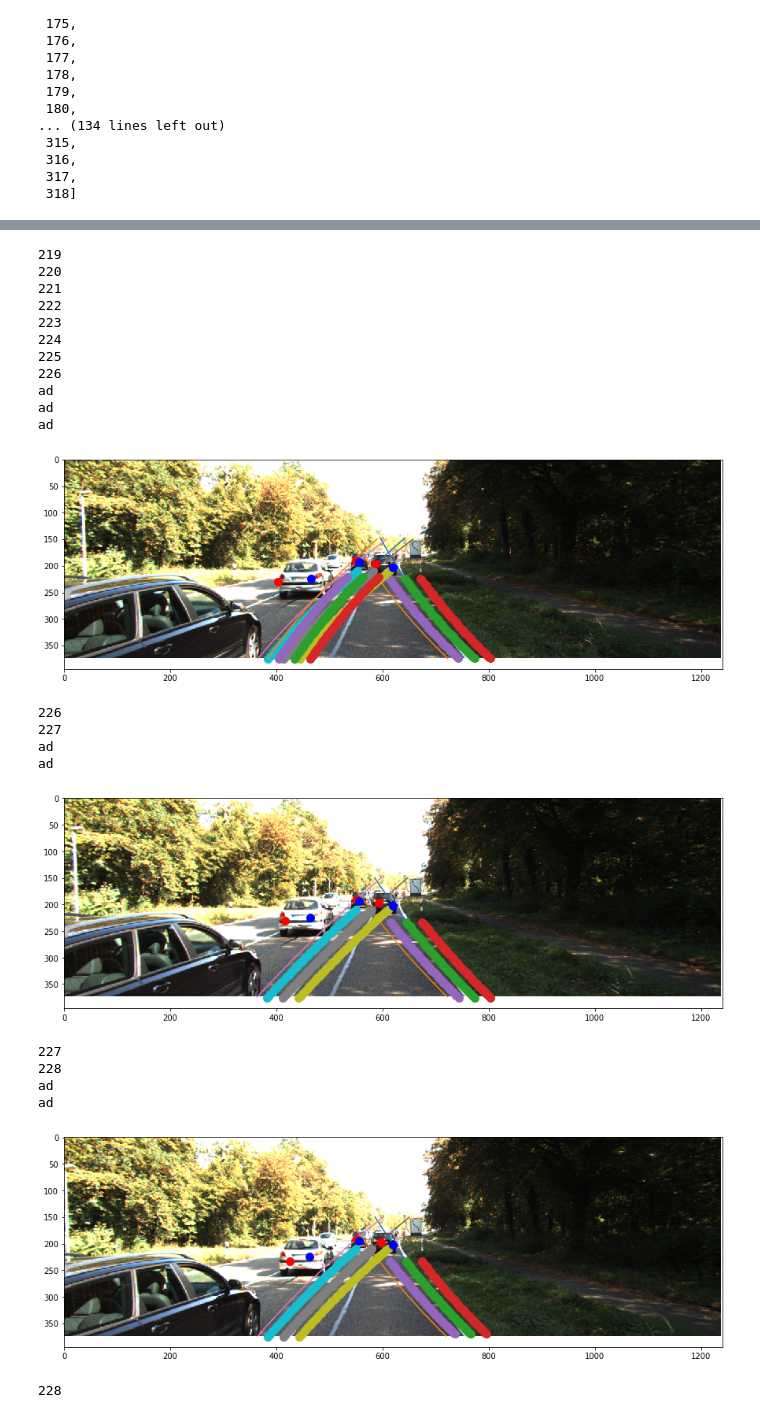
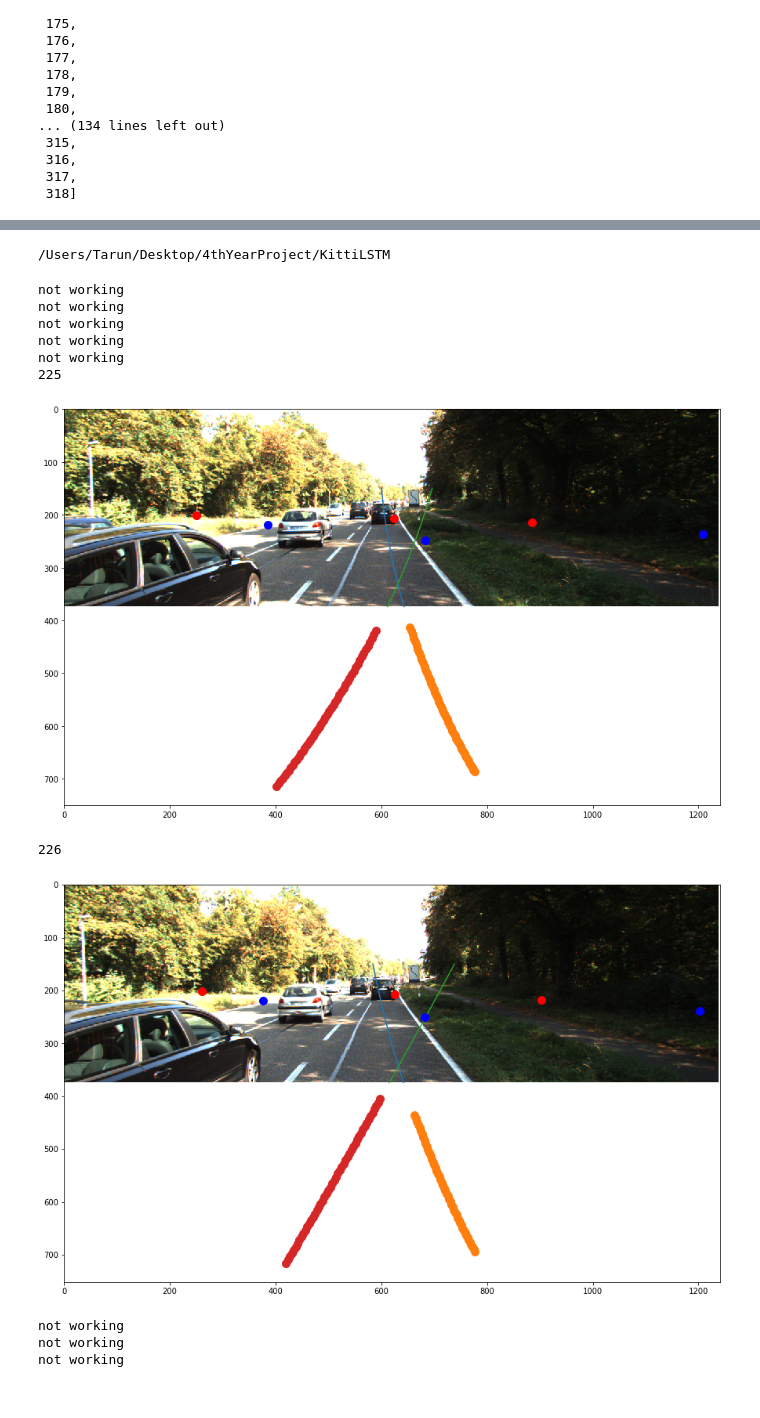
Before and after one commit to candiceliann/4thYearProject, a Jupyter notebook: KittiLSTM/Kitti_lstm6.ipynb, the cells around one changed output, grey strips where cells are left out. Drawn from its saved outputs; the diff is of its cells as text; code cells hidden in the pictures.

Commit message:
added lstm updates

```diff
--- a/KittiLSTM/Kitti_lstm6.ipynb
+++ b/KittiLSTM/Kitti_lstm6.ipynb
@@ -251,14 +269,14 @@ yte.shape
 es = EarlyStopping(monitor='val_loss', mode='min', patience=10)
 # %%
 modelItem = Sequential()
-modelItem.add(LSTM(96, return_sequences = True,input_shape=(149, 12), activation='relu'))
-modelItem.add(Dropout(0.2))
+modelItem.add(LSTM(32, return_sequences = True,input_shape=(30, 12), activation='relu'))
+modelItem.add(Dropout(0.4))
 
-modelItem.add(LSTM(units = 96, return_sequences = True, activation='relu'))
-modelItem.add(Dropout(0.2))
+modelItem.add(LSTM(units = 24, return_sequences = True, activation='relu'))
+modelItem.add(Dropout(0.4))
 
-#modelItem.add(LSTM(units = 8, return_sequences = True, activation='relu'))
-#modelItem.add(Dropout(0.3))
+# modelItem.add(LSTM(units = 24, return_sequences = True, activation='relu'))
+# modelItem.add(Dropout(0.4))
 
 
 modelItem.add(Dense(12))
@@ -266,3 +288,3 @@ modelItem.compile(optimizer='adam', loss='mse')
 # %%
-history = modelItem.fit(Xtr, ytr, epochs=500, validation_split=0.2, verbose=1, callbacks=[es])
+history = modelItem.fit(Xtr, ytr, epochs=75, validation_split=0.2, verbose=1)
 # %% [output]
@@ -288,3 +314,6 @@ predictions = modelItem.predict(Xte, verbose=0)
+# %%
+predictions = predictions.reshape(1,120,12)
+yte = yte.reshape(1,120,12)
 # %%
 predictions.shape
 # %% [output]
@@ -332,3 +359,5 @@ lane_file = '/Users/mylesfoley/git/lanenet-lane-detection/inf_data22.json'
+# %%
+lane_file = os.path.join(os.path.split(Path.cwd())[0], 'Images/JSON/inf_data.json')
 # %%
 lane_data = []
 with open(lane_file) as f:
@@ -408,6 +437,10 @@ for sequence in pred_norm:
         obj_3_centre = ((tuples[10] + tuples[8])/2, (tuples[11] + tuples[9])/2)
         centre_list.append((obj_1_centre, obj_2_centre, obj_3_centre))
     pred_centre.append(centre_list)
+# %%
+print(Path.cwd())
+# %% [output]
+/Users/Tarun/Desktop/4thYearProject/KittiLSTM
 # %%
 plt.rcParams["figure.figsize"]=15, 90
 for image_index in range(0, 10):
@@ -415,58 +448,49 @@ for image_index in range(0, 10):
     if '000'+str(image+1)+'.png' in lane_curves.keys():
         print(image+1)
         file = 0
-        image_path = '/Users/mylesfoley/Downloads/data_tracking_image_2/training/image_02/0018/000'+str(image+1)+'.png'
+        image_path = '/Users/Tarun/Desktop/data_tracking_image_2/training/image_02/0018/000'+str(image+1)+'.png'
         image_file= cv2.imread(image_path, cv2.IMREAD_COLOR)
         plt.imshow(image_file[:, :, (2, 1, 0)])
         for i in range(0, len(lane_curves['000'+str(image+1)+'.png'])):
             curve_points = np.polyfit(lane_curves['000'+str(image+1)+'.png'][i][0], lane_curves['000'+str(image+1)+'.png'][i][1], 2)
             y = np.linspace(150, image_file.shape[0])
             x = curve_points[0] * y ** 2 + curve_points[1] * y + curve_points[2]
             plt.plot(x, y)
             plt.plot(lane_curves['000'+str(image+1)+'.png'][i][1], lane_curves['000'+str(image+1)+'.png'][i][0], 'o', markersize=10)
 
 
         plt.plot(pred_centre[0][image_index][0][0],pred_centre[0][image_index][0][1], 'or', markersize=10)
         plt.plot(pred_centre[0][image_index][1][0],pred_centre[0][image_index][1][1], 'or', markersize=10)
         plt.plot(pred_centre[0][image_index][2][0],pred_centre[0][image_index][2][1], 'or', markersize=10)
 
 
         plt.plot(yte_centre[0][image_index][0][0],yte_centre[0][image_index][0][1], 'ob', markersize=10)
         plt.plot(yte_centre[0][image_index][1][0],yte_centre[0][image_index][1][1], 'ob', markersize=10)
         plt.plot(yte_centre[0][image_index][2][0],yte_centre[0][image_index][2][1], 'ob', markersize=10)
 
         plt.rcParams["figure.figsize"]=15, 10
         plt.xlim(0, 1241)
 
 
 
         plt.show()
+    else:
+        print('not working')
 
 plt.rcParams["figure.figsize"]=3,2
 # %% [output]
-219
-220
-221
-222
-223
-224
+not working
+not working
+not working
+not working
+not working
 225
-226
-ad
-ad
-ad
-[figure, old version]
+[figure, new version]
 226
-227
-ad
-ad
-[figure, old version]
+[figure, new version]
-227
-228
-ad
-ad
+not working
+not working
+not working
-[figure, removed]
-228
 # %%
 def get_vector(A,B):
     return ((A[0] - A[1]), (B[0] - B[1]))
```
Also changed, not shown: parts of 14 cells of this notebook.
